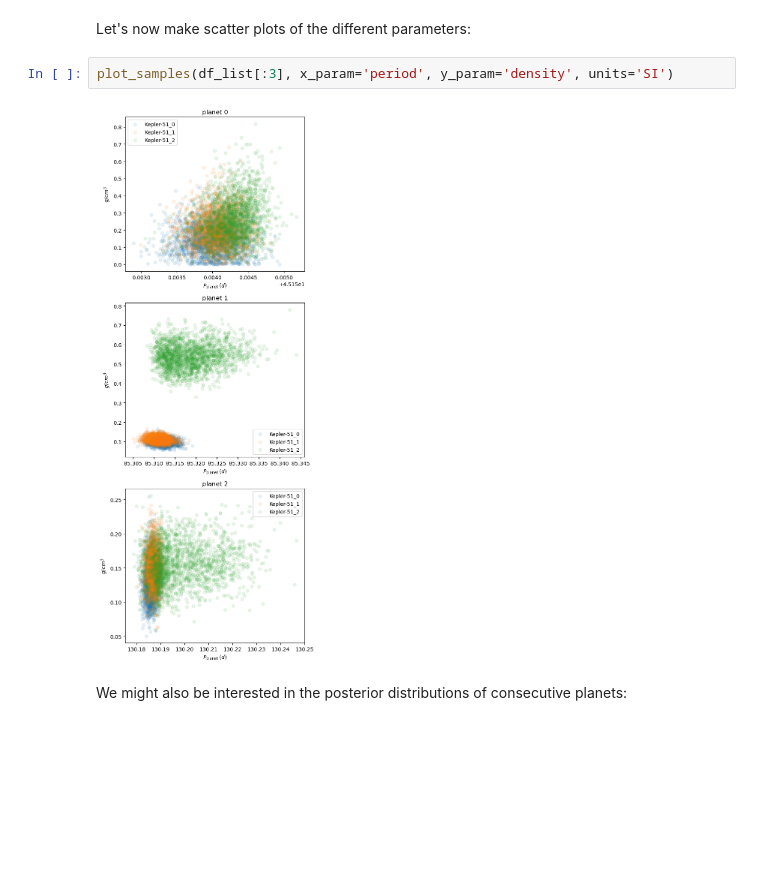
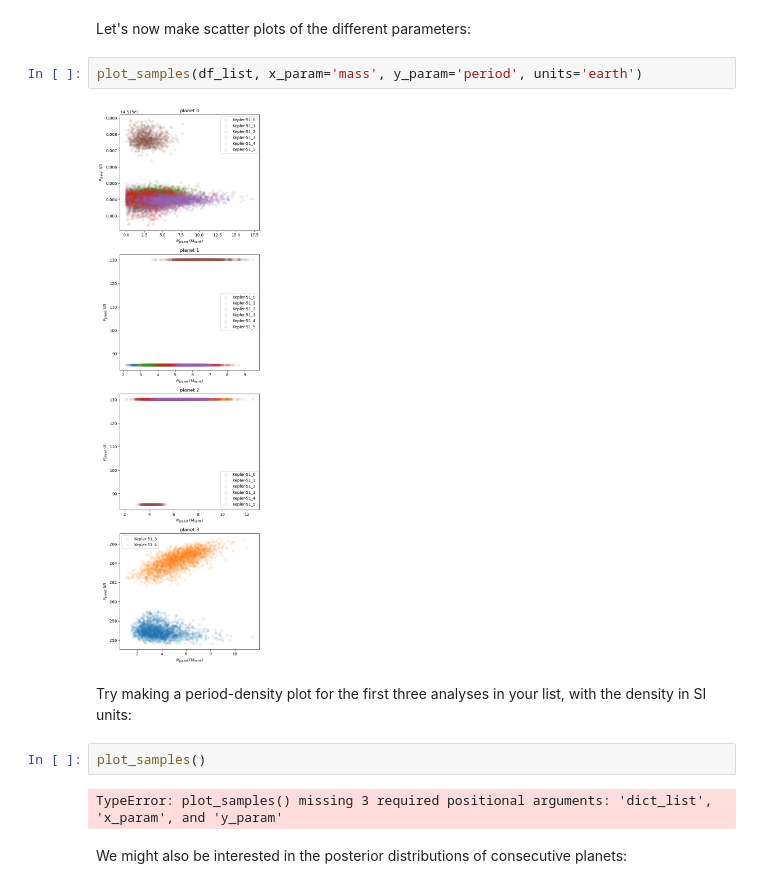
Before and after one commit to adleleu/resonantstate, a Jupyter notebook: nbs/notebook_obs_analysis.ipynb, the cells around one changed output. Cells and saved outputs as stored; diff of their text form; blank space fills up the shorter version.

```diff
--- a/nbs/notebook_obs_analysis.ipynb
+++ b/nbs/notebook_obs_analysis.ipynb
@@ -196,9 +212,15 @@ plot_histograms(df_list[:3], param='mass', units='earth')
 # %% [markdown]
 Let's now make scatter plots of the different parameters:
 # %%
-plot_samples(df_list[:3], x_param='period', y_param='density', units='SI')
+plot_samples(df_list, x_param='mass', y_param='period', units='earth')
 # %% [output]
-[figure, old version]
+[figure, new version]
+# %% [markdown]
+Try making a period-density plot for the first three analyses in your list, with the density in SI units:
+# %%
+plot_samples()
+# %% [output]
+TypeError: plot_samples() missing 3 required positional arguments: 'dict_list', 'x_param', and 'y_param'
 # %% [markdown]
 We might also be interested in the posterior distributions of consecutive planets:
 # %%
```
Also changed, not shown: parts of 23 cells of this notebook, 2 other files.
